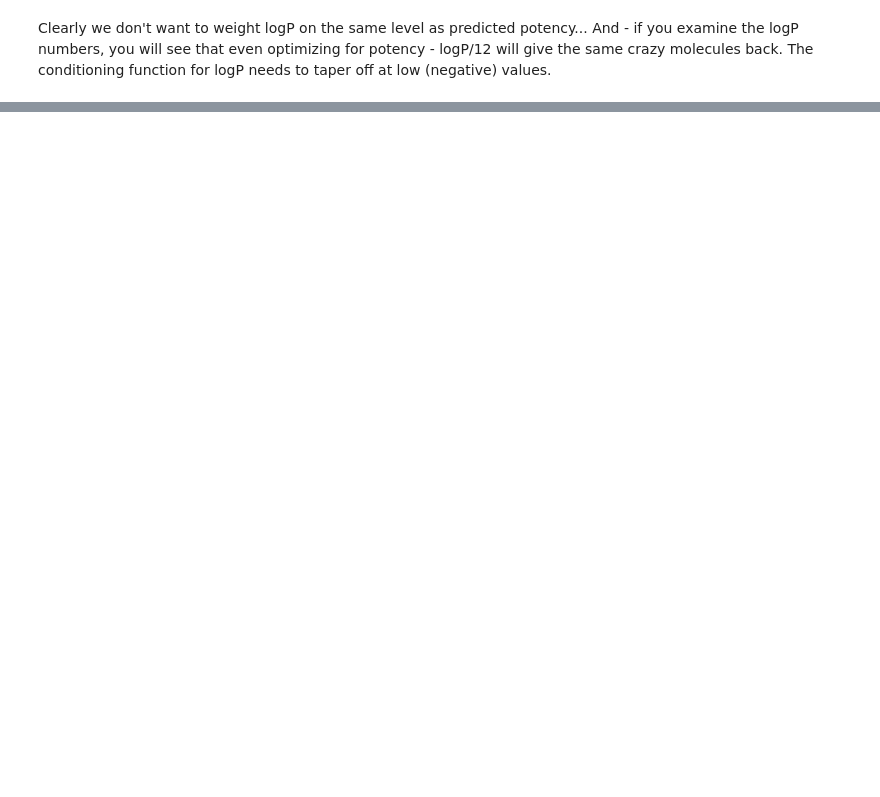
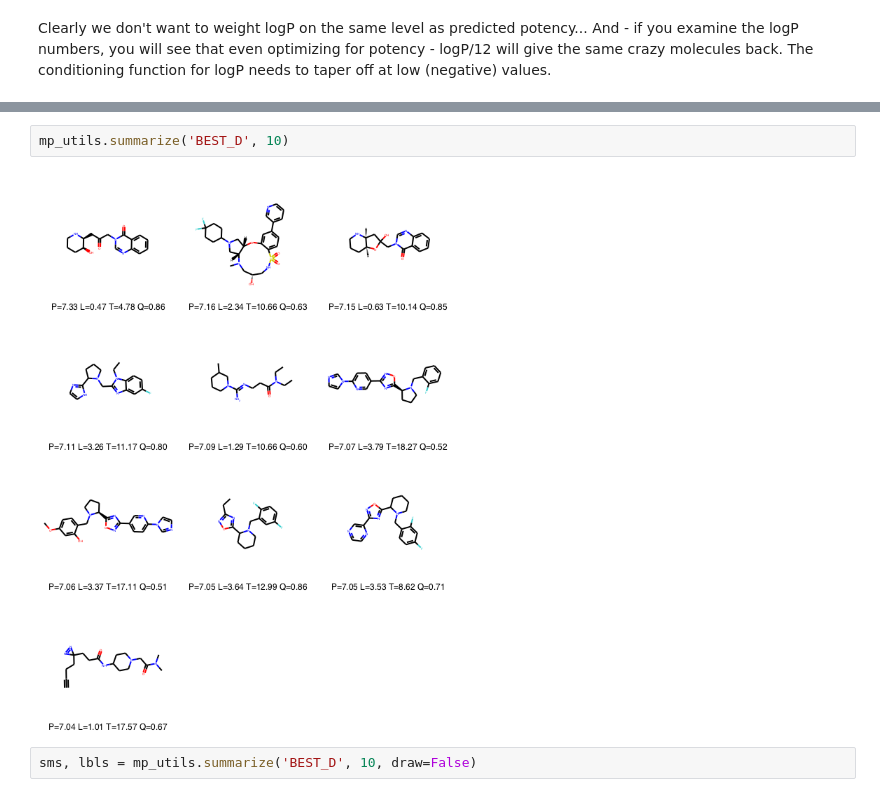
Before and after one commit to owatson/sherlock, a Jupyter notebook: notebooks/Malaria research PT1 - Tres Cantos Data.ipynb, the cells around one changed output, grey strips where cells are left out. Saved outputs shown, nothing was run; the diff lists cells and outputs as text; blank space fills up the shorter version.

```diff
--- a/notebooks/Malaria research PT1 - Tres Cantos Data.ipynb
+++ b/notebooks/Malaria research PT1 - Tres Cantos Data.ipynb
@@ -457,0 +525,6 @@ mp_utils.summarize('BEST_Q', 10)
+# %%
+mp_utils.summarize('BEST_D', 10)
+# %% [output]
+[figure, added]
+# %%
+sms, lbls = mp_utils.summarize('BEST_D', 10, draw=False)
```
Also changed, not shown: parts of 30 cells of this notebook.
